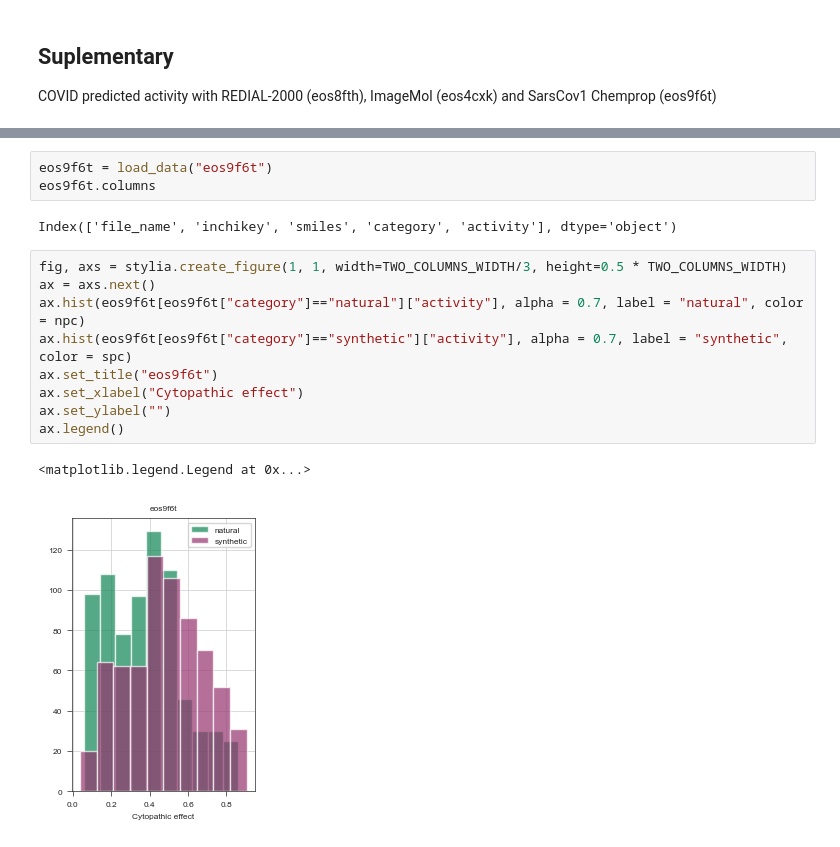
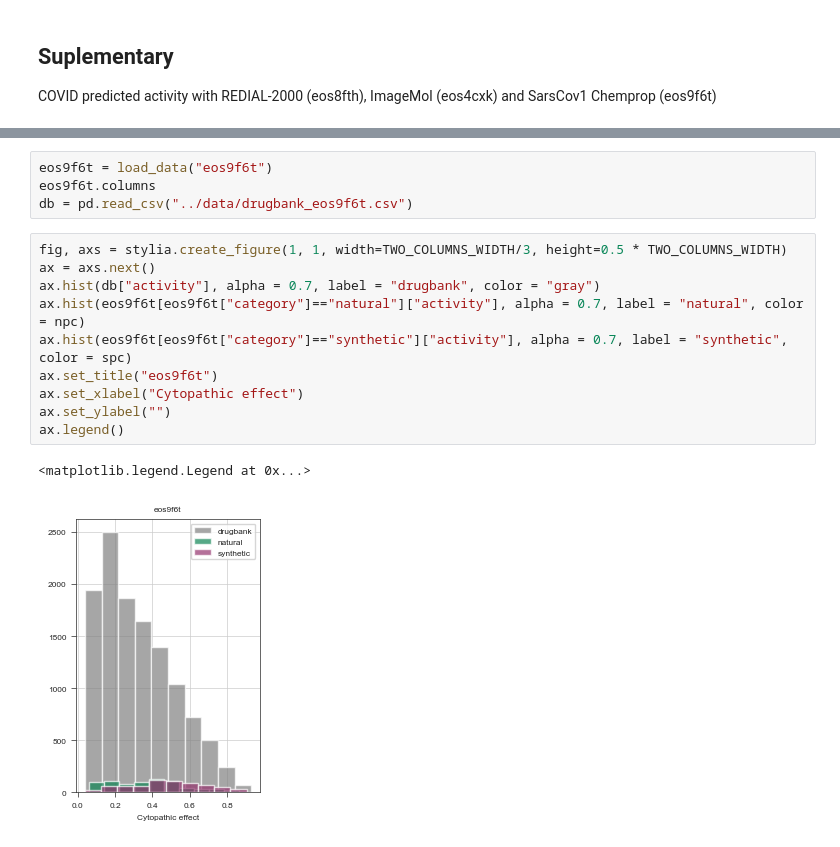
Before and after one commit to ersilia-os/sars-cov-2-chemspace, a Jupyter notebook: notebooks/02_ChemicalSpaceExploration.ipynb, the cells around one changed output, grey strips where cells are left out. Cells and saved outputs as stored; diff of their text form.

```diff
--- a/notebooks/02_ChemicalSpaceExploration.ipynb
+++ b/notebooks/02_ChemicalSpaceExploration.ipynb
@@ -461,17 +498,17 @@ ax.legend()
 # %%
 eos9f6t = load_data("eos9f6t")
 eos9f6t.columns
+db = pd.read_csv("../data/drugbank_eos9f6t.csv")
-# %% [output]
-Index(['file_name', 'inchikey', 'smiles', 'category', 'activity'], dtype='object')
 # %%
 fig, axs = stylia.create_figure(1, 1, width=TWO_COLUMNS_WIDTH/3, height=0.5 * TWO_COLUMNS_WIDTH)
 ax = axs.next()
+ax.hist(db["activity"], alpha = 0.7, label = "drugbank", color = "gray")
 ax.hist(eos9f6t[eos9f6t["category"]=="natural"]["activity"], alpha = 0.7, label = "natural", color = npc)
 ax.hist(eos9f6t[eos9f6t["category"]=="synthetic"]["activity"], alpha = 0.7, label = "synthetic", color = spc)
 ax.set_title("eos9f6t")
 ax.set_xlabel("Cytopathic effect")
 ax.set_ylabel("")
 ax.legend()
 # %% [output]
 <matplotlib.legend.Legend at 0x...>
-[figure, old version]
+[figure, new version]
```
Also changed, not shown: parts of 24 cells of this notebook, 8 other files.
